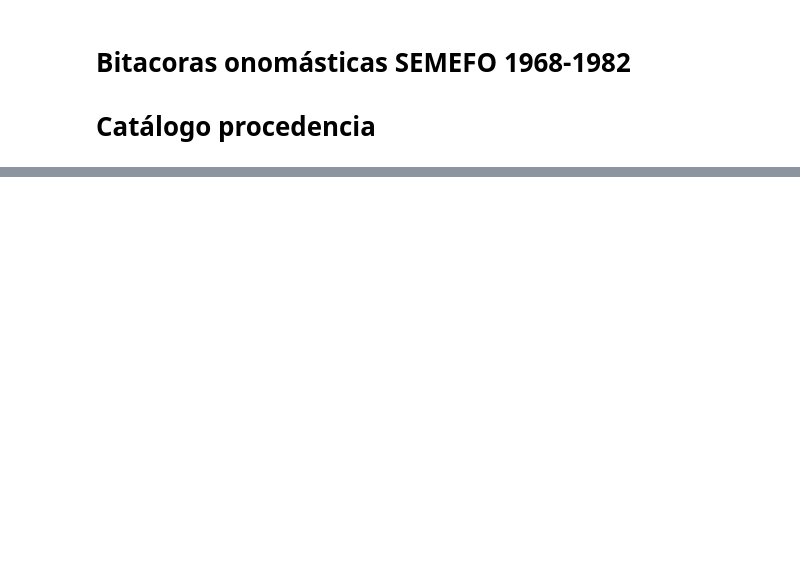
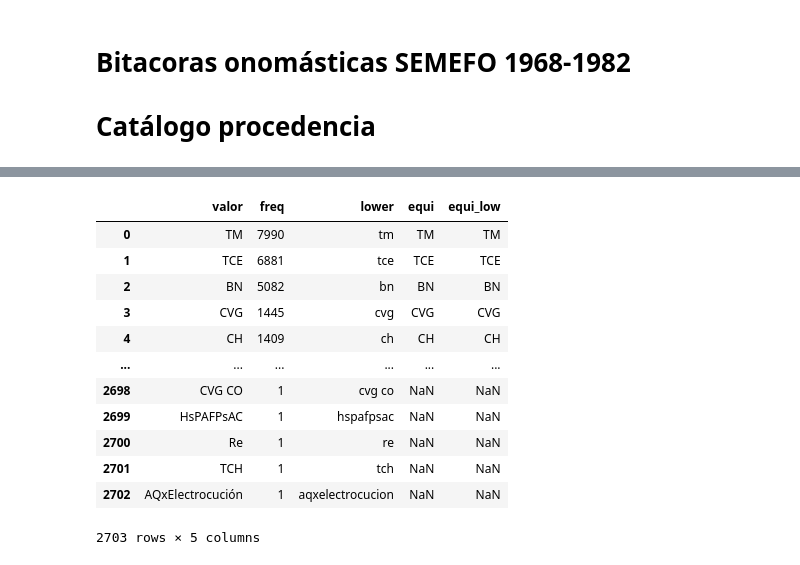
Before and after one commit to mar-esther23/SEMEFO_busqueda, a Jupyter notebook: BO_catalogos.ipynb, the cells around one changed output, grey strips where cells are left out. Saved outputs shown, nothing was run; the diff lists cells and outputs as text; code cells hidden in the pictures; blank space fills up the shorter version.

```diff
--- a/BO_catalogos.ipynb
+++ b/BO_catalogos.ipynb
@@ -42,0 +34,22 @@ cat.drop('Freq', axis=1).drop_duplicates()
+# %%
+cat = pd.read_csv('catalogos/catalogo_diagnostico_simplificado.csv')
+cat = {k:v for k,v in zip(cat['Data'],cat['Equivalencia'])}
+cat
+data['lower'] = data['valor'].apply(simplify_string, remove_special=True)
+data['equi'] = data['valor'].map(cat)
+data['equi_low'] = data['lower'].map({simplify_string(k):v for k,v in cat.items()})
+data
+# %% [output]
+|  | valor | freq | lower | equi | equi_low |
+| 0 | TM | 7990 | tm | TM | TM |
+| 1 | TCE | 6881 | tce | TCE | TCE |
+| 2 | BN | 5082 | bn | BN | BN |
+| 3 | CVG | 1445 | cvg | CVG | CVG |
+| 4 | CH | 1409 | ch | CH | CH |
+| ... | ... | ... | ... | ... | ... |
+| 2698 | CVG CO | 1 | cvg co | NaN | NaN |
+| 2699 | HsPAFPsAC | 1 | hspafpsac | NaN | NaN |
+| 2700 | Re | 1 | re | NaN | NaN |
+| 2701 | TCH | 1 | tch | NaN | NaN |
+| 2702 | AQxElectrocución | 1 | aqxelectrocucion | NaN | NaN |
+2703 rows × 5 columns
```
Also changed, not shown: parts of 6 cells of this notebook, 4 other files.
